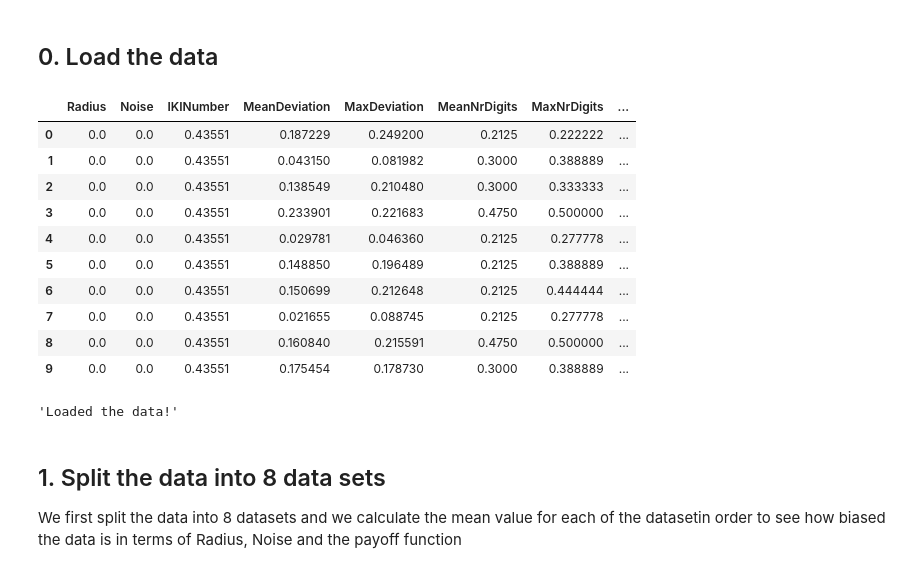
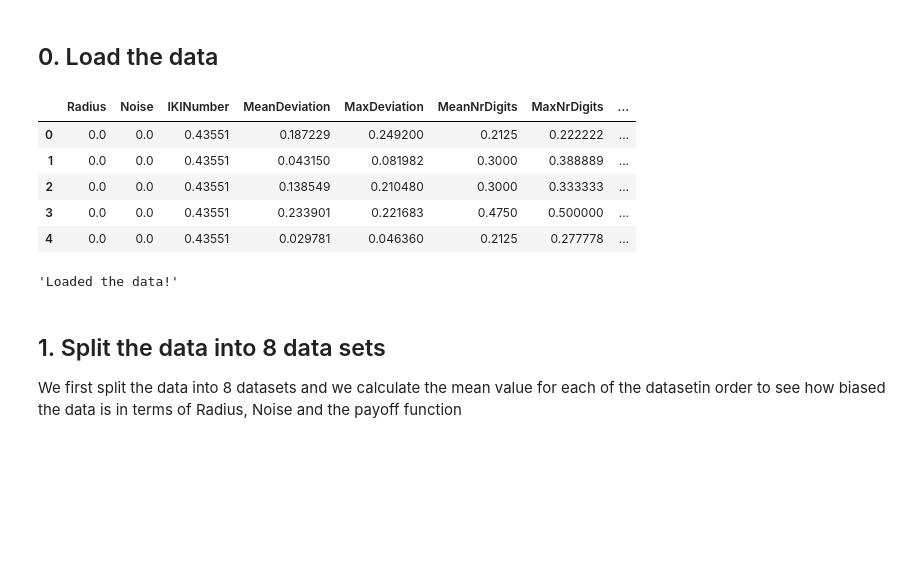
Before and after one commit to ch-hristov/mair-project7b, a Jupyter notebook: MAIR+-+Project+7B.ipynb, the cells around one changed output. Saved outputs shown, nothing was run; the diff lists cells and outputs as text; code cells hidden in the pictures; blank space fills up the shorter version.

```diff
--- a/MAIR+-+Project+7B.ipynb
+++ b/MAIR+-+Project+7B.ipynb
@@ -22,48 +22,37 @@ from sklearn.utils import shuffle
 
 final_rows = []
 
 output_dist = 'distance'
 output_pred = 'prediction'
 output_label = 'label'
 
 import pandas as pd
 
-test = False
 
 data = pd.read_csv('./data.csv');
 
-if test:
-    data = shuffle(data)
-    data = data.head(500)
+labeled_column = data['PayOffFunction']
 
-labeled_column = data['PayOffFunction']
-p_func_saved = data['PayOffFunction']
-dropped = data.drop('PayOffFunction',1)
-dropped = dropped.drop('TrialNumber',1)
+cols = data.columns
+dropped = data.drop(['PayOffFunction','TrialNumber'],1)
 
 scaler = preprocessing.MinMaxScaler()
 scaler.fit(dropped)
-cols = data.columns
 
 data = pd.DataFrame(scaler.transform(dropped))
 
 data.columns = dropped.columns
 data['PayOffFunction']=labeled_column
 
-display(data.head(10))
+display(data.head(5))
 display('Loaded the data!')
 # %% [output]
 |  | Radius | Noise | IKINumber | MeanDeviation | MaxDeviation | MeanNrDigits | MaxNrDigits | ... |
 | 0 | 0.0 | 0.0 | 0.43551 | 0.187229 | 0.249200 | 0.2125 | 0.222222 | ... |
 | 1 | 0.0 | 0.0 | 0.43551 | 0.043150 | 0.081982 | 0.3000 | 0.388889 | ... |
 | 2 | 0.0 | 0.0 | 0.43551 | 0.138549 | 0.210480 | 0.3000 | 0.333333 | ... |
 | 3 | 0.0 | 0.0 | 0.43551 | 0.233901 | 0.221683 | 0.4750 | 0.500000 | ... |
 | 4 | 0.0 | 0.0 | 0.43551 | 0.029781 | 0.046360 | 0.2125 | 0.277778 | ... |
-| 5 | 0.0 | 0.0 | 0.43551 | 0.148850 | 0.196489 | 0.2125 | 0.388889 | ... |
-| 6 | 0.0 | 0.0 | 0.43551 | 0.150699 | 0.212648 | 0.2125 | 0.444444 | ... |
-| 7 | 0.0 | 0.0 | 0.43551 | 0.021655 | 0.088745 | 0.2125 | 0.277778 | ... |
-| 8 | 0.0 | 0.0 | 0.43551 | 0.160840 | 0.215591 | 0.4750 | 0.500000 | ... |
-| 9 | 0.0 | 0.0 | 0.43551 | 0.175454 | 0.178730 | 0.3000 | 0.388889 | ... |
 'Loaded the data!'
 # %% [markdown]
 ## 1. Split the data into 8 data sets
```
Also changed, not shown: parts of 3 cells of this notebook.
